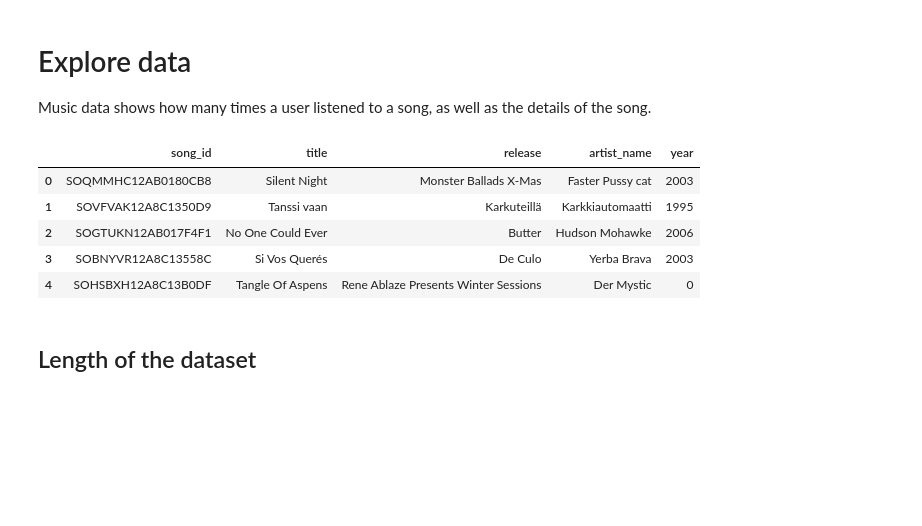
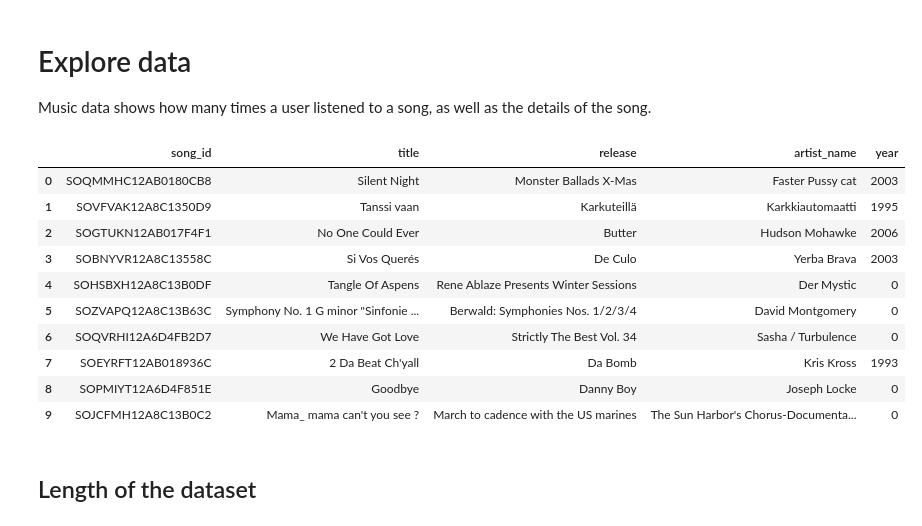
Before and after one commit to joaoprmanso/projects, a Jupyter notebook: Scripts/Thesis Music Recommendation System/Song Recommender_Python.ipynb, the cells around one changed output. Saved outputs shown, nothing was run; the diff lists cells and outputs as text; code cells hidden in the pictures; blank space fills up the shorter version.

```diff
--- a/Scripts/Thesis Music Recommendation System/Song Recommender_Python.ipynb
+++ b/Scripts/Thesis Music Recommendation System/Song Recommender_Python.ipynb
@@ -37,14 +37,19 @@ song_df = pandas.merge(song_df_1, song_df_2.drop_duplicates(['song_id']), on="so
 
 Music data shows how many times a user listened to a song, as well as the details of the song.
 # %%
-song_df_2.head()
+song_df_2.head(10)
 # %% [output]
 |  | song_id | title | release | artist_name | year |
 | 0 | SOQMMHC12AB0180CB8 | Silent Night | Monster Ballads X-Mas | Faster Pussy cat | 2003 |
 | 1 | SOVFVAK12A8C1350D9 | Tanssi vaan | Karkuteillä | Karkkiautomaatti | 1995 |
 | 2 | SOGTUKN12AB017F4F1 | No One Could Ever | Butter | Hudson Mohawke | 2006 |
 | 3 | SOBNYVR12A8C13558C | Si Vos Querés | De Culo | Yerba Brava | 2003 |
 | 4 | SOHSBXH12A8C13B0DF | Tangle Of Aspens | Rene Ablaze Presents Winter Sessions | Der Mystic | 0 |
+| 5 | SOZVAPQ12A8C13B63C | Symphony No. 1 G minor "Sinfonie ... | Berwald: Symphonies Nos. 1/2/3/4 | David Montgomery | 0 |
+| 6 | SOQVRHI12A6D4FB2D7 | We Have Got Love | Strictly The Best Vol. 34 | Sasha / Turbulence | 0 |
+| 7 | SOEYRFT12AB018936C | 2 Da Beat Ch'yall | Da Bomb | Kris Kross | 1993 |
+| 8 | SOPMIYT12A6D4F851E | Goodbye | Danny Boy | Joseph Locke | 0 |
+| 9 | SOJCFMH12A8C13B0C2 | Mama_ mama can't you see ? | March to cadence with the US marines | The Sun Harbor's Chorus-Documenta... | 0 |
 # %% [markdown]
 ## Length of the dataset
 # %%
```
Also changed, not shown: parts of 2 cells of this notebook, 4 other files.
